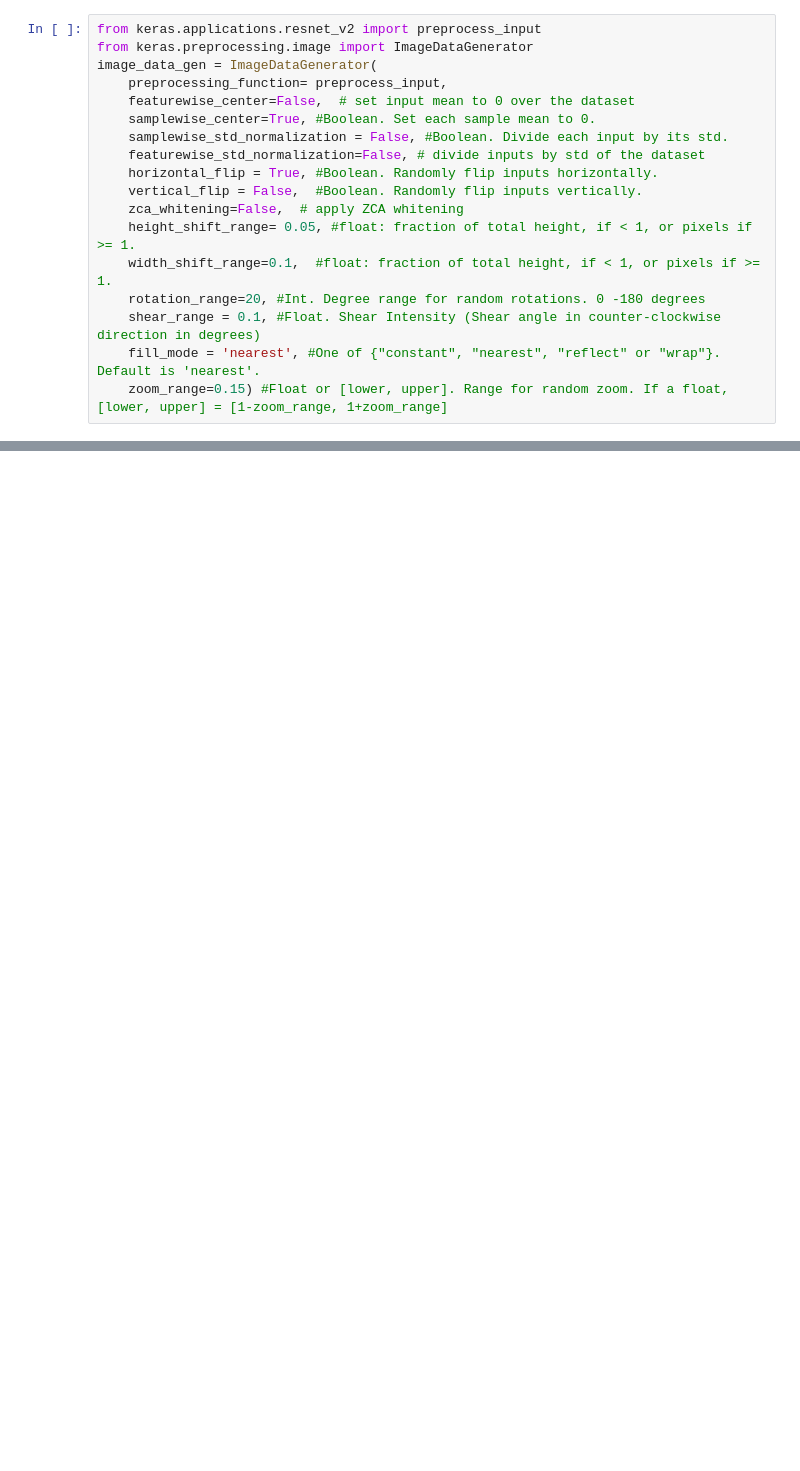
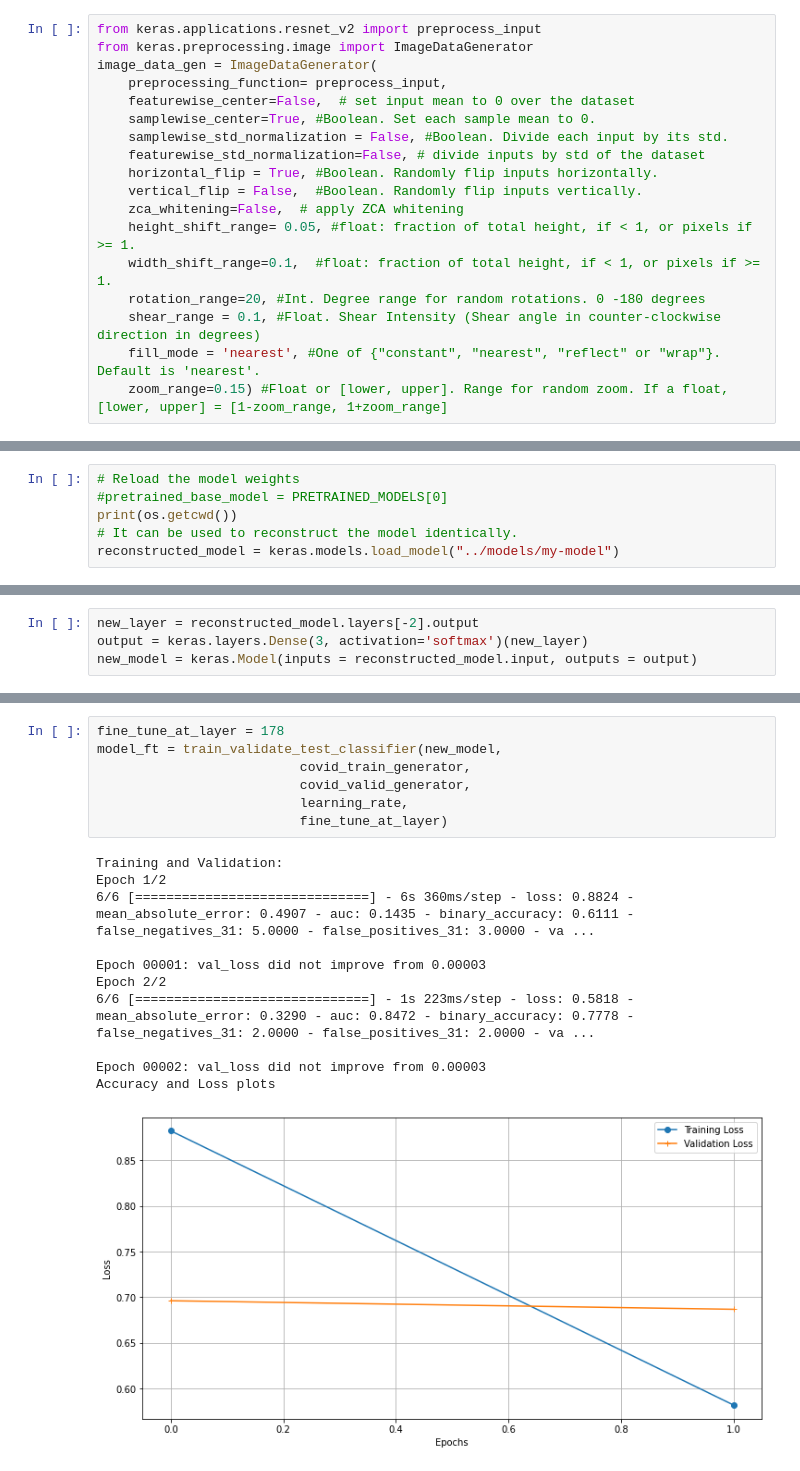
Before and after one commit to jayhombal/covid19-image-detection, a Jupyter notebook: notebooks/Covid19-MultiLabelClassificationWithTransferLearning.ipynb, the cells around one changed output, grey strips where cells are left out. Saved outputs shown, nothing was run; the diff lists cells and outputs as text; blank space fills up the shorter version.

```diff
--- a/notebooks/Covid19-MultiLabelClassificationWithTransferLearning.ipynb
+++ b/notebooks/Covid19-MultiLabelClassificationWithTransferLearning.ipynb
@@ -358,0 +412,6 @@ NameError: name 'image_data_gen' is not defined
+# %%
+# Reload the model weights
+#pretrained_base_model = PRETRAINED_MODELS[0]
+print(os.getcwd())
+# It can be used to reconstruct the model identically.
+reconstructed_model = keras.models.load_model("../models/my-model")
@@ -358,0 +420,4 @@ NameError: name 'image_data_gen' is not defined
+# %%
+new_layer = reconstructed_model.layers[-2].output
+output = keras.layers.Dense(3, activation='softmax')(new_layer)
+new_model = keras.Model(inputs = reconstructed_model.input, outputs = output)
@@ -358,0 +555,19 @@ NameError: name 'image_data_gen' is not defined
+# %%
+fine_tune_at_layer = 178
+model_ft = train_validate_test_classifier(new_model,
+                          covid_train_generator,
+                          covid_valid_generator,
+                          learning_rate,
+                          fine_tune_at_layer)
+# %% [output]
+Training and Validation:
+Epoch 1/2
+6/6 [==============================] - 6s 360ms/step - loss: 0.8824 - mean_absolute_error: 0.4907 - auc: 0.1435 - binary_accuracy: 0.6111 - false_negatives_31: 5.0000 - false_positives_31: 3.0000 - va ...
+
+Epoch 00001: val_loss did not improve from 0.00003
+Epoch 2/2
+6/6 [==============================] - 1s 223ms/step - loss: 0.5818 - mean_absolute_error: 0.3290 - auc: 0.8472 - binary_accuracy: 0.7778 - false_negatives_31: 2.0000 - false_positives_31: 2.0000 - va ...
+
+Epoch 00002: val_loss did not improve from 0.00003
+Accuracy and Loss plots
+[figure, added]
```
Also changed, not shown: parts of 18 cells of this notebook, 5 other files.
